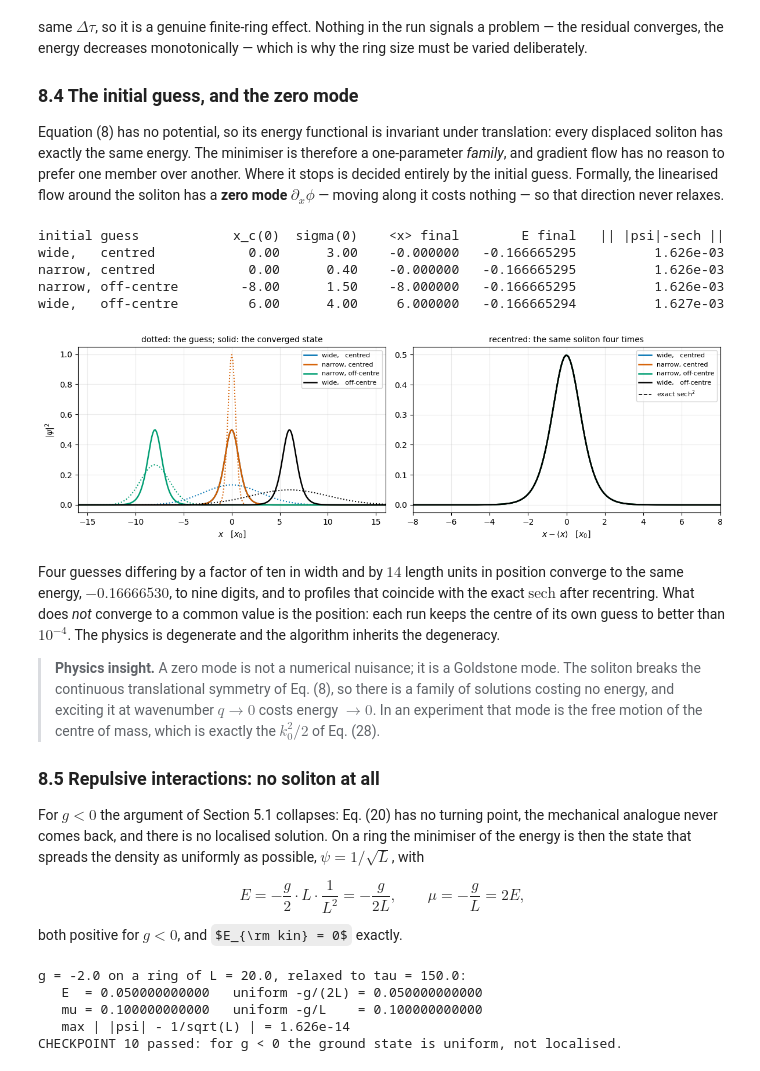
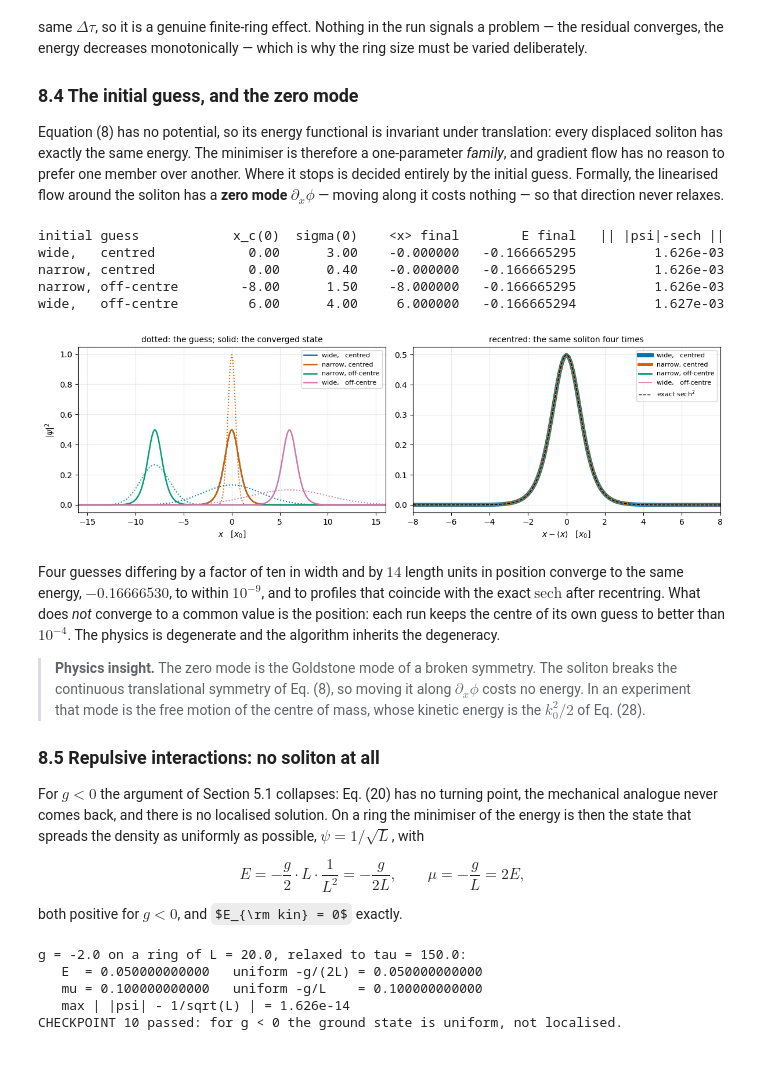
Before and after one commit to MarcinPlodzien/quantum-many-body-simulation, a Jupyter notebook: ch01_computational_toolbox/00c_bright_soliton_imaginary_time_nonlinear_schroedinger.ipynb, the cells around one changed output. Cells and saved outputs as stored; diff of their text form; code cells hidden in the pictures; some formulas as TeX source.

```diff
--- a/ch01_computational_toolbox/00c_bright_soliton_imaginary_time_nonlinear_schroedinger.ipynb
+++ b/ch01_computational_toolbox/00c_bright_soliton_imaginary_time_nonlinear_schroedinger.ipynb
@@ -2327,10 +2336,11 @@ for ax, (tag, rows) in zip(axes, [("nonlinear, $g=2$", rows_nl), ("linear, $g=0$
                                   (r"$\Vert\,|\psi|-\phi\Vert$", "k", "v")]):
         ax.loglog(rows[:, 0], rows[:, j], mk + "-", ms=5, color=col, lw=1.4, label=lab)
     ref = rows[-1, 0]
-    ax.loglog(rows[:, 0], rows[-1, 3] * (rows[:, 0] / ref) ** 1, ":", color="0.5", lw=1.2,
-              label=r"slope $1$")
-    ax.loglog(rows[:, 0], rows[-1, 1] * (rows[:, 0] / ref) ** 2, "--", color="0.5", lw=1.2,
-              label=r"slope $2$")
+    p_state, p_energy = (1, 2) if rows is rows_nl else (2, 4)   # the orders derived in Section 8.2
+    ax.loglog(rows[:, 0], rows[-1, 3] * (rows[:, 0] / ref) ** p_state, ":", color="0.5", lw=1.2,
+              label=rf"slope ${p_state}$")
+    ax.loglog(rows[:, 0], rows[-1, 1] * (rows[:, 0] / ref) ** p_energy, "--", color="0.5", lw=1.2,
+              label=rf"slope ${p_energy}$")
     ax.set_xlabel(r"$\Delta\tau$"), ax.set_ylabel("error of the converged state")
     ax.set_title(tag, fontsize=10), ax.grid(alpha=0.25, which="both"), ax.legend(fontsize=7, ncol=2)
 fig.tight_layout()
@@ -2464,47 +2474,47 @@ nothing — so that direction never relaxes.
 guess_list = [("wide,   centred", 0.0, 3.0), ("narrow, centred", 0.0, 0.4),
               ("narrow, off-centre", -8.0, 1.5), ("wide,   off-centre", 6.0, 4.0)]
 n_steps_it = int(round(TAU_MAX / DTAU))
 
 fig, axes = plt.subplots(1, 2, figsize=(12.0, 3.8))
 print(f"{'initial guess':22s} {'x_c(0)':>8s} {'sigma(0)':>9s} {'<x> final':>12s} {'E final':>14s} "
       f"{'|| |psi|-sech ||':>18s}")
-for (tag, xc0, sg0), col in zip(guess_list, [C_NUM, C_ANA, C_THIRD, "k"]):
+for (tag, xc0, sg0), col, lw_r in zip(guess_list, [C_NUM, C_ANA, C_THIRD, "#CC79A7"], [5.0, 3.5, 2.0, 0.9]):
     g0 = jnp.asarray(normalise(gaussian_packet(x, sg0, x_c=xc0), dx))
     pf, _ = imaginary_time_ground_state(g0, jnp.asarray(k), dx, G, V_ZERO, DTAU, n_steps_it)
     pf = np.asarray(pf)
     xbar = mean_position(pf, x, dx, L)
     err_shape = np.sqrt(dx * np.sum((np.abs(pf) - np.abs(soliton_exact(x, g=G, x_c=xbar))) ** 2))
     print(f"{tag:22s} {xc0:8.2f} {sg0:9.2f} {xbar:12.6f} {gp_energy(pf, k, dx, G):14.9f} {err_shape:18.3e}")
     axes[0].plot(x, np.abs(np.asarray(g0)) ** 2, lw=1.4, color=col, ls=":")
     axes[0].plot(x, np.abs(pf) ** 2, lw=1.8, color=col, label=tag)
-    axes[1].plot(x - xbar, np.abs(pf) ** 2, lw=1.8, color=col, label=tag)
+    axes[1].plot(x - xbar, np.abs(pf) ** 2, lw=lw_r, color=col, label=tag)   # decreasing widths: all four visible
     assert abs(xbar - xc0) < 1e-4, "the soliton stays where the guess put it"
-axes[1].plot(x, phi_ref ** 2, "k--", lw=1.2, label=r"exact $\mathrm{sech}^2$")
+axes[1].plot(x, phi_ref ** 2, "k--", lw=1.0, label=r"exact $\mathrm{sech}^2$")
 axes[0].set_xlim(-16, 16), axes[0].set_xlabel(r"$x$   [$x_0$]"), axes[0].set_ylabel(r"$|\psi|^2$")
 axes[0].set_title("dotted: the guess; solid: the converged state", fontsize=10)
 axes[0].grid(alpha=0.25), axes[0].legend(fontsize=8)
 axes[1].set_xlim(-8, 8), axes[1].set_xlabel(r"$x-\langle x\rangle$   [$x_0$]")
 axes[1].set_title("recentred: the same soliton four times", fontsize=10)
 axes[1].grid(alpha=0.25), axes[1].legend(fontsize=8)
 fig.tight_layout()
 plt.show()
 # %% [output]
 initial guess            x_c(0)  sigma(0)    <x> final        E final   || |psi|-sech ||
 wide,   centred            0.00      3.00    -0.000000   -0.166665295          1.626e-03
 narrow, centred            0.00      0.40    -0.000000   -0.166665295          1.626e-03
 narrow, off-centre        -8.00      1.50    -8.000000   -0.166665295          1.626e-03
 wide,   off-centre         6.00      4.00     6.000000   -0.166665294          1.627e-03
-[figure, old version]
+[figure, new version]
 # %% [markdown]
 Four guesses differing by a factor of ten in width and by $14$ length units in position converge to the same
-energy, $-0.16666530$, to nine digits, and to profiles that coincide with the exact $\mathrm{sech}$ after
+energy, $-0.16666530$, to within $10^{-9}$, and to profiles that coincide with the exact $\mathrm{sech}$ after
 recentring. What does *not* converge to a common value is the position: each run keeps the centre of its own
 guess to better than $10^{-4}$. The physics is degenerate and the algorithm inherits the degeneracy.
 
-> **Physics insight.** A zero mode is not a numerical nuisance; it is a Goldstone mode. The soliton breaks
-> the continuous translational symmetry of Eq. (8), so there is a family of solutions costing no energy, and
-> exciting it at wavenumber $q\to0$ costs energy $\to 0$. In an experiment that mode is the free motion of
-> the centre of mass, which is exactly the $k_0^{2}/2$ of Eq. (28).
+> **Physics insight.** The zero mode is the Goldstone mode of a broken symmetry. The soliton breaks the
+> continuous translational symmetry of Eq. (8), so moving it along $\partial_x\phi$ costs no energy. In an
+> experiment that mode is the free motion of the centre of mass, whose kinetic energy is the $k_0^{2}/2$ of
+> Eq. (28).
 
 ### 8.5 Repulsive interactions: no soliton at all
 
```
Also changed, not shown: parts of 40 cells of this notebook, 43 other files.
